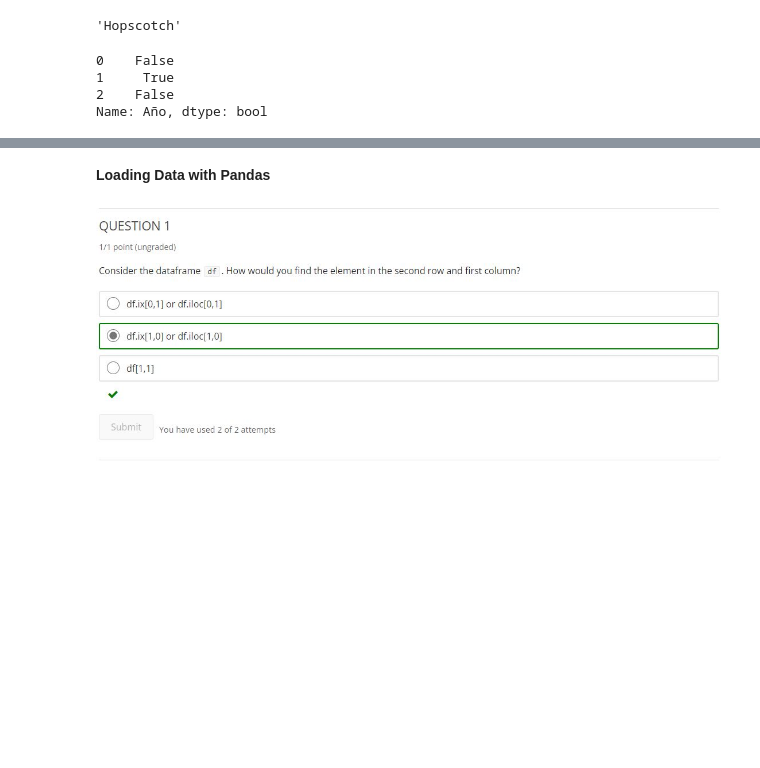
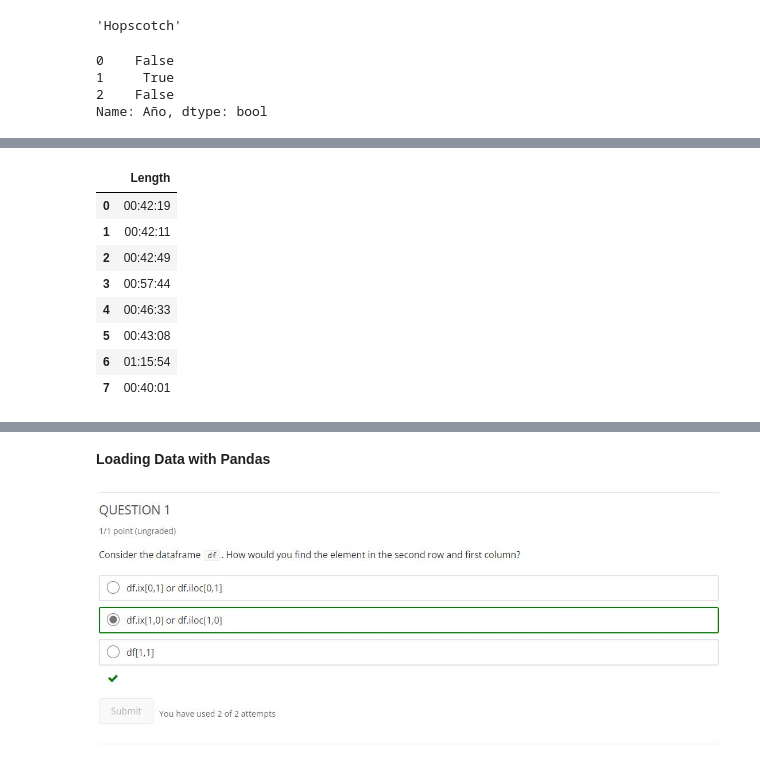
Before and after one commit to PosgradoMNA/actividades-de-aprendizaje-JoseDavidHernandezNavarro-A01793021, a Jupyter notebook: Semana_2_Actividad_1_Python_for_Data_Science_(IBM).ipynb, the cells around one changed output, grey strips where cells are left out. Drawn from its saved outputs; the diff is of its cells as text; code cells hidden in the pictures; blank space fills up the shorter version.

```diff
--- a/Semana_2_Actividad_1_Python_for_Data_Science_(IBM).ipynb
+++ b/Semana_2_Actividad_1_Python_for_Data_Science_(IBM).ipynb
@@ -452,0 +481,13 @@ Name: Año, dtype: bool
+# %%
+x = df[['Length']] #Con esta etiqueta podemos darle valor a la variable 'x' todo lo incluido en la columna 'Lenght'
+x
+# %% [output]
+|  | Length |
+| 0 | 00:42:19 |
+| 1 | 00:42:11 |
+| 2 | 00:42:49 |
+| 3 | 00:57:44 |
+| 4 | 00:46:33 |
+| 5 | 00:43:08 |
+| 6 | 01:15:54 |
+| 7 | 00:40:01 |
```
Also changed, not shown: parts of 9 cells of this notebook.
